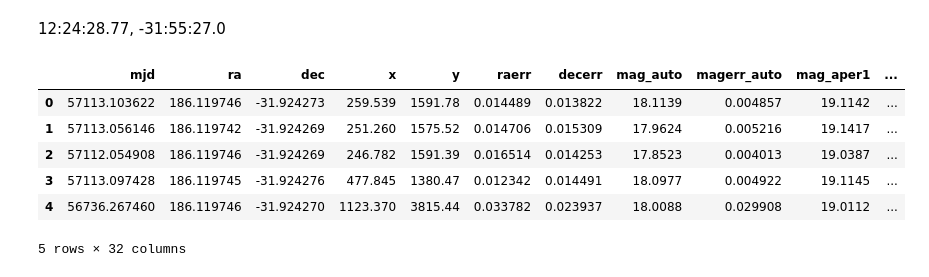
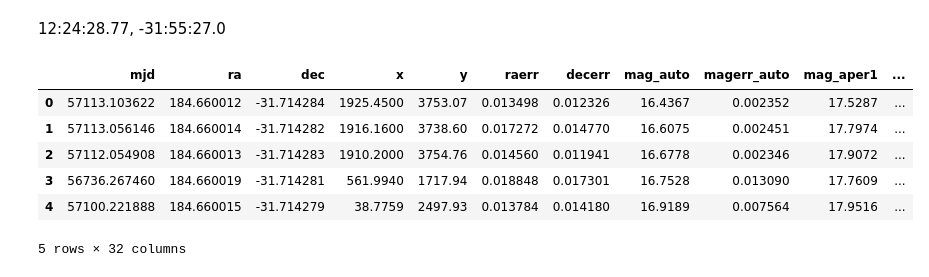
Before and after one commit to KyleLMatt/CurveFit, a Jupyter notebook: Templet Fitter.ipynb, the cells around one changed output. Saved outputs shown, nothing was run; the diff lists cells and outputs as text; code cells hidden in the pictures.

```diff
--- a/Templet Fitter.ipynb
+++ b/Templet Fitter.ipynb
@@ -32,20 +32,20 @@ from astropy.io import fits
 # %% [markdown]
 12:24:28.77, -31:55:27.0
 # %%
-objname = '150536_22075'
+objname = '150023_1179'
 star=qc.query(sql="""SELECT meas.*
                      FROM nsc_dr2.meas
                      WHERE objectid='{:s}'""".format(objname),
               fmt='pandas',
               profile='db01')
 star[:5]
 # %% [output]
 |  | mjd | ra | dec | x | y | raerr | decerr | mag_auto | magerr_auto | mag_aper1 | ... |
-| 0 | 57113.103622 | 186.119746 | -31.924273 | 259.539 | 1591.78 | 0.014489 | 0.013822 | 18.1139 | 0.004857 | 19.1142 | ... |
-| 1 | 57113.056146 | 186.119742 | -31.924269 | 251.260 | 1575.52 | 0.014706 | 0.015309 | 17.9624 | 0.005216 | 19.1417 | ... |
-| 2 | 57112.054908 | 186.119746 | -31.924269 | 246.782 | 1591.39 | 0.016514 | 0.014253 | 17.8523 | 0.004013 | 19.0387 | ... |
-| 3 | 57113.097428 | 186.119745 | -31.924276 | 477.845 | 1380.47 | 0.012342 | 0.014491 | 18.0977 | 0.004922 | 19.1145 | ... |
-| 4 | 56736.267460 | 186.119746 | -31.924270 | 1123.370 | 3815.44 | 0.033782 | 0.023937 | 18.0088 | 0.029908 | 19.0112 | ... |
+| 0 | 57113.103622 | 184.660012 | -31.714284 | 1925.4500 | 3753.07 | 0.013498 | 0.012326 | 16.4367 | 0.002352 | 17.5287 | ... |
+| 1 | 57113.056146 | 184.660014 | -31.714282 | 1916.1600 | 3738.60 | 0.017272 | 0.014770 | 16.6075 | 0.002451 | 17.7974 | ... |
+| 2 | 57112.054908 | 184.660013 | -31.714283 | 1910.2000 | 3754.76 | 0.014560 | 0.011941 | 16.6778 | 0.002346 | 17.9072 | ... |
+| 3 | 56736.267460 | 184.660019 | -31.714281 | 561.9940 | 1717.94 | 0.018848 | 0.017301 | 16.7528 | 0.013090 | 17.7609 | ... |
+| 4 | 57100.221888 | 184.660015 | -31.714279 | 38.7759 | 2497.93 | 0.013784 | 0.014180 | 16.9189 | 0.007564 | 17.9516 | ... |
 5 rows × 32 columns
 # %%
 def get_data(df,band='r ',aper=1):
```
Also changed, not shown: parts of 40 cells of this notebook.
